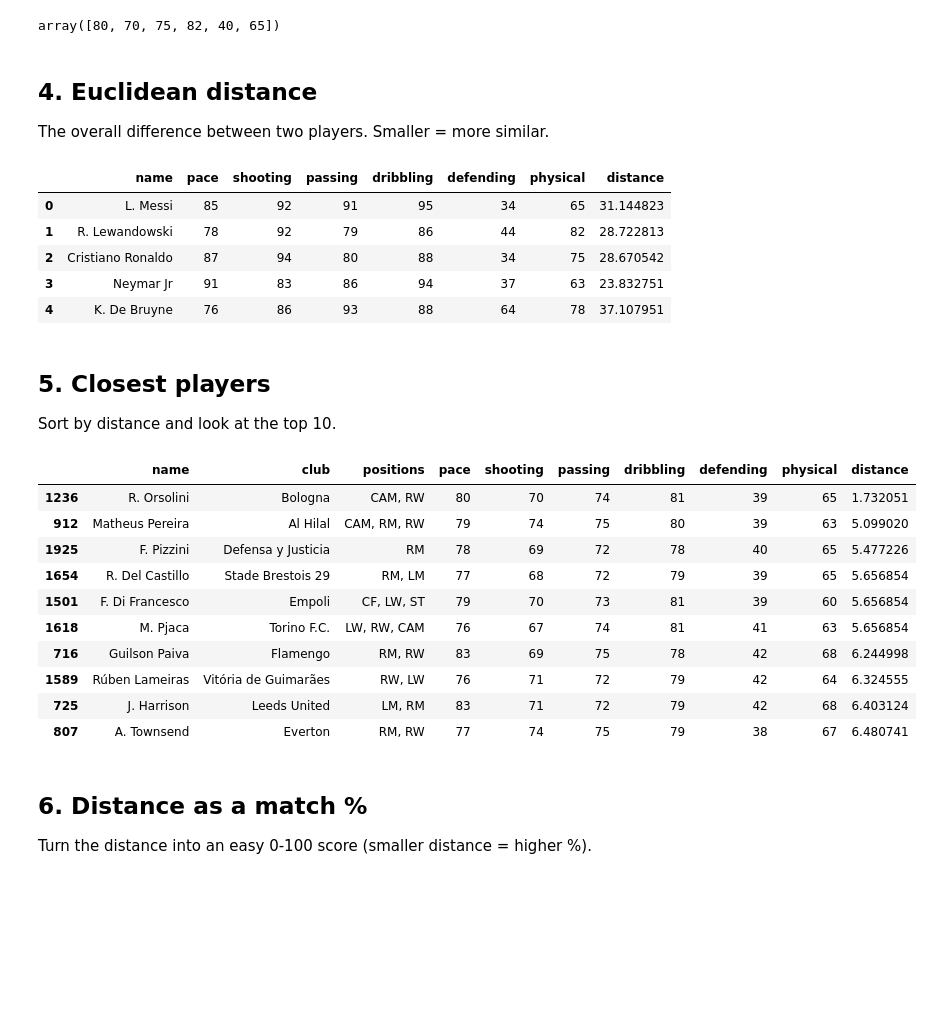
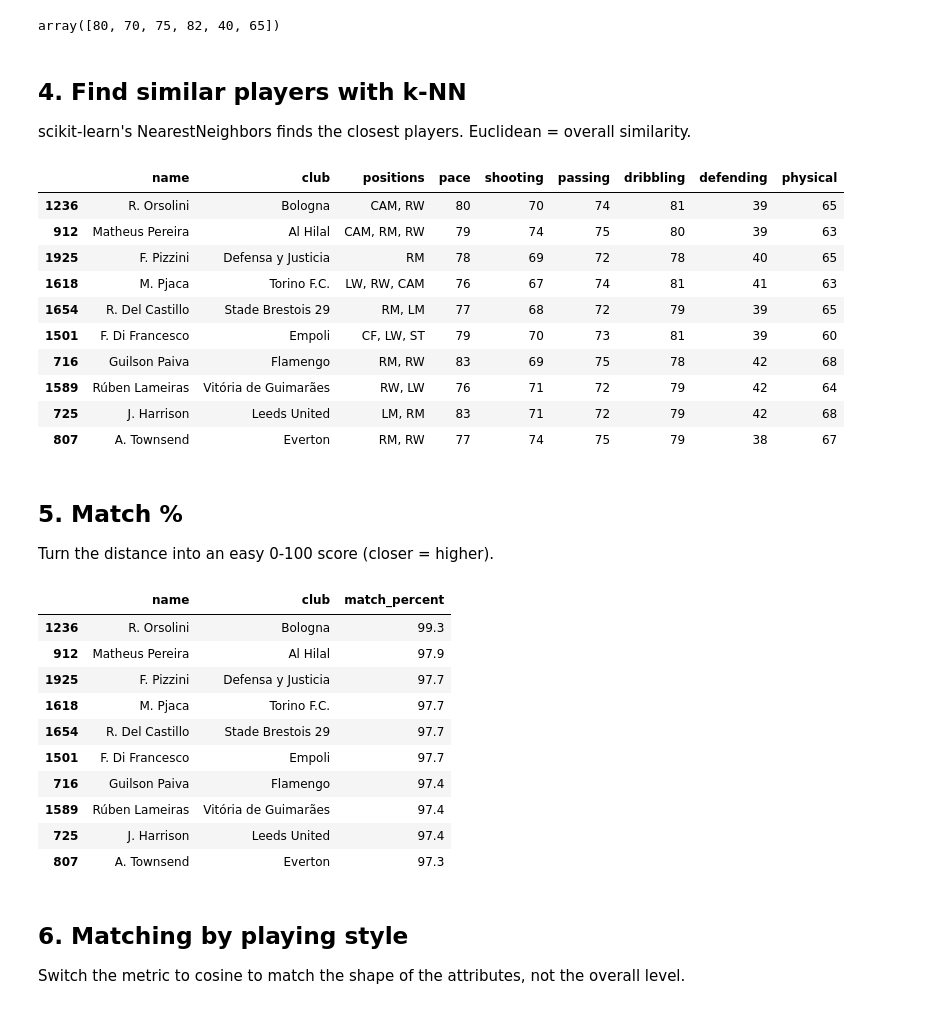
Before and after one commit to Jsn04/ProMatch, a Jupyter notebook: data/similarity.ipynb, the cells around one changed output. Saved outputs shown, nothing was run; the diff lists cells and outputs as text; code cells hidden in the pictures; blank space fills up the shorter version.

Commit message:
use scikit-learn knn as the only matching method, remove hand-written version

```diff
--- a/data/similarity.ipynb
+++ b/data/similarity.ipynb
@@ -49,46 +50,52 @@ user_vector
 # %% [output]
 array([80, 70, 75, 82, 40, 65])
 # %% [markdown]
-## 4. Euclidean distance
+## 4. Find similar players with k-NN
 
-The overall difference between two players. Smaller = more similar.
+scikit-learn's NearestNeighbors finds the closest players. Euclidean = overall similarity.
 # %%
-def euclidean_distance(vector_a, vector_b):
-    return np.sqrt(((vector_a - vector_b) ** 2).sum())
+knn = NearestNeighbors(n_neighbors=10, metric="euclidean")
+knn.fit(players[attributes].to_numpy())
 
-# distance between the user and every player
-players["distance"] = players[attributes].apply(
-    lambda row: euclidean_distance(user_vector, row.to_numpy()), axis=1
-)
-players[["name"] + attributes + ["distance"]].head()
+distances, indices = knn.kneighbors([user_vector])
+players.iloc[indices[0]][["name", "club", "positions"] + attributes]
 # %% [output]
-|  | name | pace | shooting | passing | dribbling | defending | physical | distance |
-| 0 | L. Messi | 85 | 92 | 91 | 95 | 34 | 65 | 31.144823 |
-| 1 | R. Lewandowski | 78 | 92 | 79 | 86 | 44 | 82 | 28.722813 |
-| 2 | Cristiano Ronaldo | 87 | 94 | 80 | 88 | 34 | 75 | 28.670542 |
-| 3 | Neymar Jr | 91 | 83 | 86 | 94 | 37 | 63 | 23.832751 |
-| 4 | K. De Bruyne | 76 | 86 | 93 | 88 | 64 | 78 | 37.107951 |
+|  | name | club | positions | pace | shooting | passing | dribbling | defending | physical |
+| 1236 | R. Orsolini | Bologna | CAM, RW | 80 | 70 | 74 | 81 | 39 | 65 |
+| 912 | Matheus Pereira | Al Hilal | CAM, RM, RW | 79 | 74 | 75 | 80 | 39 | 63 |
+| 1925 | F. Pizzini | Defensa y Justicia | RM | 78 | 69 | 72 | 78 | 40 | 65 |
+| 1618 | M. Pjaca | Torino F.C. | LW, RW, CAM | 76 | 67 | 74 | 81 | 41 | 63 |
+| 1654 | R. Del Castillo | Stade Brestois 29 | RM, LM | 77 | 68 | 72 | 79 | 39 | 65 |
+| 1501 | F. Di Francesco | Empoli | CF, LW, ST | 79 | 70 | 73 | 81 | 39 | 60 |
+| 716 | Guilson Paiva | Flamengo | RM, RW | 83 | 69 | 75 | 78 | 42 | 68 |
+| 1589 | Rúben Lameiras | Vitória de Guimarães | RW, LW | 76 | 71 | 72 | 79 | 42 | 64 |
+| 725 | J. Harrison | Leeds United | LM, RM | 83 | 71 | 72 | 79 | 42 | 68 |
+| 807 | A. Townsend | Everton | RM, RW | 77 | 74 | 75 | 79 | 38 | 67 |
 # %% [markdown]
-## 5. Closest players
+## 5. Match %
 
-Sort by distance and look at the top 10.
+Turn the distance into an easy 0-100 score (closer = higher).
 # %%
-closest = players.sort_values("distance").head(10)
-closest[["name", "club", "positions"] + attributes + ["distance"]]
+# the biggest possible distance (all six attributes 99 apart)
+max_distance = np.sqrt(len(attributes) * (99 ** 2))
+
+results = players.iloc[indices[0]].copy()
+results["match_percent"] = ((1 - distances[0] / max_distance) * 100).round(1)
+results[["name", "club", "match_percent"]]
 # %% [output]
-|  | name | club | positions | pace | shooting | passing | dribbling | defending | physical | distance |
-| 1236 | R. Orsolini | Bologna | CAM, RW | 80 | 70 | 74 | 81 | 39 | 65 | 1.732051 |
-| 912 | Matheus Pereira | Al Hilal | CAM, RM, RW | 79 | 74 | 75 | 80 | 39 | 63 | 5.099020 |
-| 1925 | F. Pizzini | Defensa y Justicia | RM | 78 | 69 | 72 | 78 | 40 | 65 | 5.477226 |
-| 1654 | R. Del Castillo | Stade Brestois 29 | RM, LM | 77 | 68 | 72 | 79 | 39 | 65 | 5.656854 |
-| 1501 | F. Di Francesco | Empoli | CF, LW, ST | 79 | 70 | 73 | 81 | 39 | 60 | 5.656854 |
-| 1618 | M. Pjaca | Torino F.C. | LW, RW, CAM | 76 | 67 | 74 | 81 | 41 | 63 | 5.656854 |
-| 716 | Guilson Paiva | Flamengo | RM, RW | 83 | 69 | 75 | 78 | 42 | 68 | 6.244998 |
-| 1589 | Rúben Lameiras | Vitória de Guimarães | RW, LW | 76 | 71 | 72 | 79 | 42 | 64 | 6.324555 |
-| 725 | J. Harrison | Leeds United | LM, RM | 83 | 71 | 72 | 79 | 42 | 68 | 6.403124 |
-| 807 | A. Townsend | Everton | RM, RW | 77 | 74 | 75 | 79 | 38 | 67 | 6.480741 |
+|  | name | club | match_percent |
+| 1236 | R. Orsolini | Bologna | 99.3 |
+| 912 | Matheus Pereira | Al Hilal | 97.9 |
+| 1925 | F. Pizzini | Defensa y Justicia | 97.7 |
+| 1618 | M. Pjaca | Torino F.C. | 97.7 |
+| 1654 | R. Del Castillo | Stade Brestois 29 | 97.7 |
+| 1501 | F. Di Francesco | Empoli | 97.7 |
+| 716 | Guilson Paiva | Flamengo | 97.4 |
+| 1589 | Rúben Lameiras | Vitória de Guimarães | 97.4 |
+| 725 | J. Harrison | Leeds United | 97.4 |
+| 807 | A. Townsend | Everton | 97.3 |
 # %% [markdown]
-## 6. Distance as a match %
+## 6. Matching by playing style
 
-Turn the distance into an easy 0-100 score (smaller distance = higher %).
+Switch the metric to cosine to match the shape of the attributes, not the overall level.
 # %%
```
Also changed, not shown: parts of 13 cells of this notebook.
